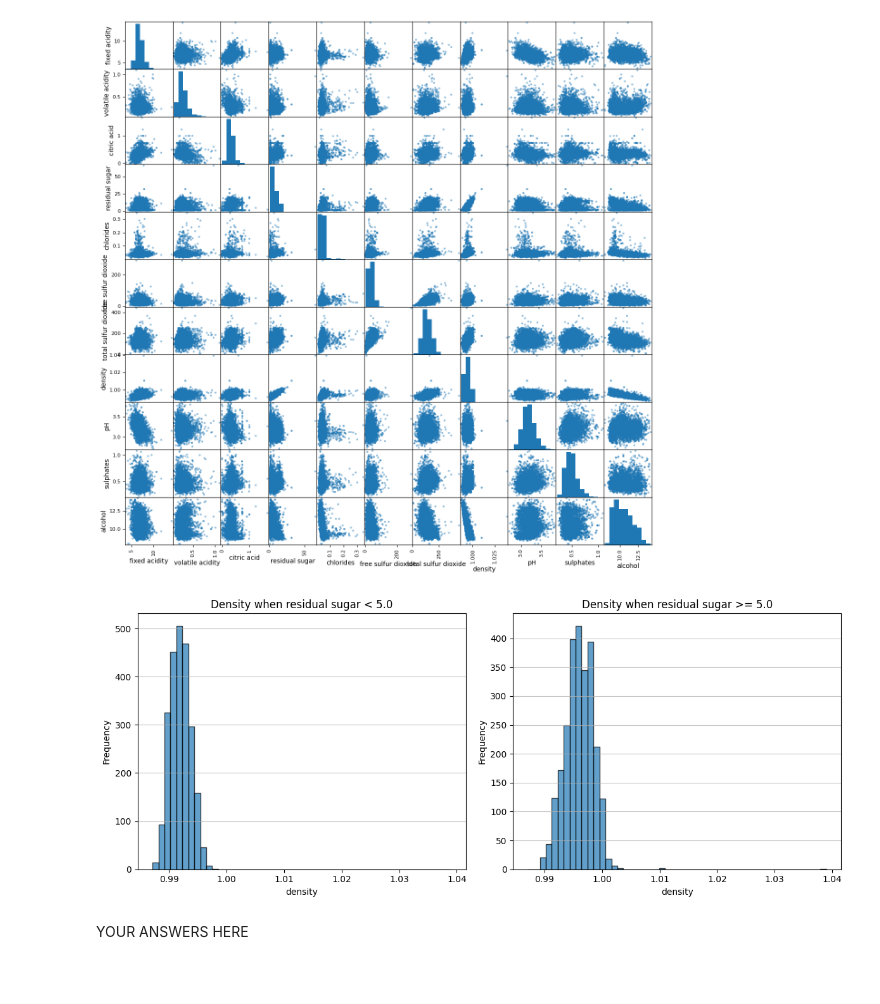
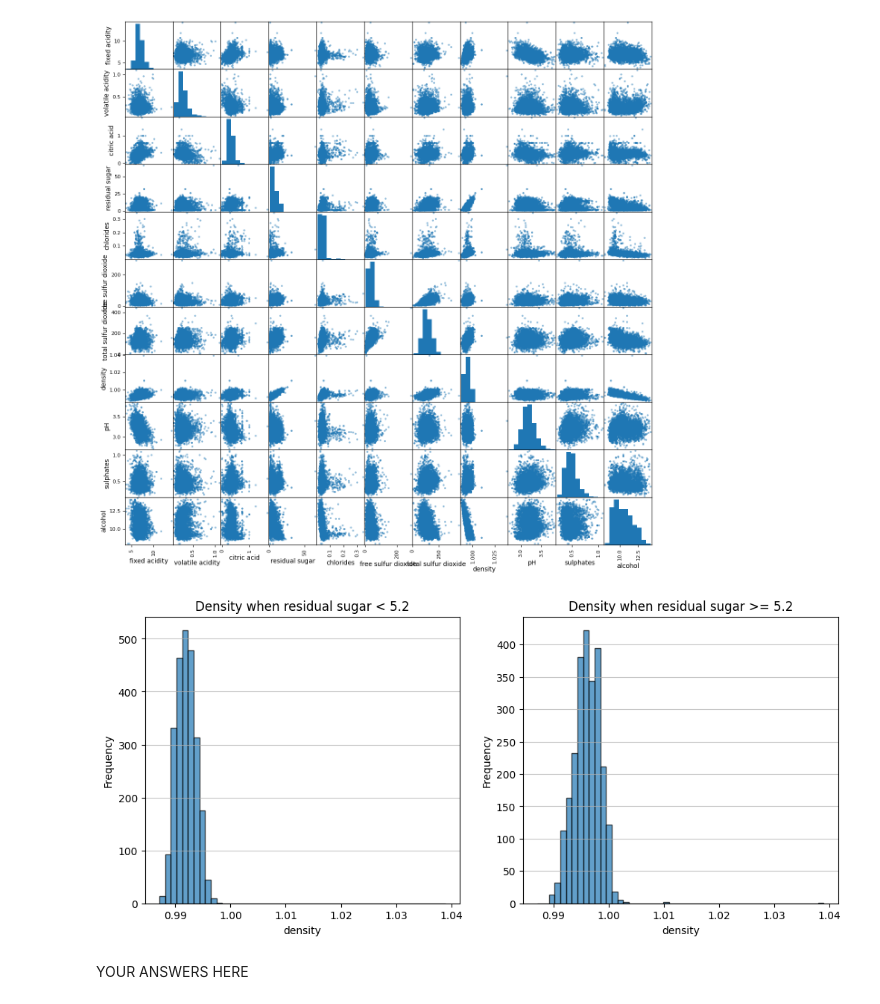
Before and after one commit to salil82/dx601-final-project, a Jupyter notebook: project.ipynb, the cells around one changed output. Drawn from its saved outputs; the diff is of its cells as text; code cells hidden in the pictures; blank space fills up the shorter version.

```diff
--- a/project.ipynb
+++ b/project.ipynb
@@ -294,46 +290,39 @@ _ = pd.plotting.scatter_matrix(wine_df.drop('target', axis=1), figsize=(15, 15))
 # %%
 # From the plots above, residual sugar and density appear to be dependent
 
 col_to_split = 'residual sugar'
 col_to_hist = 'density'
 
-# Determine a threshold for 'residual sugar'
-# A common practice is to pick a value that splits the data into meaningful groups
-# Based on the scatter plot and general distribution, let's try 5 (median is ~5.2)
-threshold = 5.0
+# set threshold to median of residual sugar
+threshold = np.median(wine_df[col_to_split])
 
-# Create two subsets based on the threshold
-df_low_rs = wine_df[wine_df[col_to_split] < threshold]
-df_high_rs = wine_df[wine_df[col_to_split] >= threshold]
+# split the values
+df_low = wine_df[wine_df[col_to_split] < threshold]
+df_high = wine_df[wine_df[col_to_split] >= threshold]
 
-# Determine the common x-axis range for both histograms for fair comparison
+# common x-axis range for both histograms
 min_val = wine_df[col_to_hist].min()
 max_val = wine_df[col_to_hist].max()
 
-bins = 50 # Number of bins for the histograms
-
 plt.figure(figsize=(12, 5))
 
-# Histogram for lower residual sugar group
+# lower split hist
 plt.subplot(1, 2, 1) # 1 row, 2 columns, first plot
-plt.hist(df_low_rs[col_to_hist], bins=bins, range=(min_val, max_val), edgecolor='black', alpha=0.7)
+plt.hist(df_low[col_to_hist], bins=50, range=(min_val, max_val), edgecolor='black', alpha=0.7)
 plt.title(f'Density when {col_to_split} < {threshold}')
 plt.xlabel(col_to_hist)
 plt.ylabel('Frequency')
 plt.grid(axis='y', alpha=0.75)
 
-# Histogram for higher residual sugar group
+# higher split hist
 plt.subplot(1, 2, 2) # 1 row, 2 columns, second plot
-plt.hist(df_high_rs[col_to_hist], bins=bins, range=(min_val, max_val), edgecolor='black', alpha=0.7)
+plt.hist(df_high[col_to_hist], bins=50, range=(min_val, max_val), edgecolor='black', alpha=0.7)
 plt.title(f'Density when {col_to_split} >= {threshold}')
 plt.xlabel(col_to_hist)
 plt.ylabel('Frequency')
 plt.grid(axis='y', alpha=0.75)
-
-plt.tight_layout()
-plt.show()
 # %% [output]
-[figure, old version]
+[figure, new version]
 # %% [markdown]
 YOUR ANSWERS HERE
 # %% [markdown]
```
Also changed, not shown: parts of 21 cells of this notebook.
